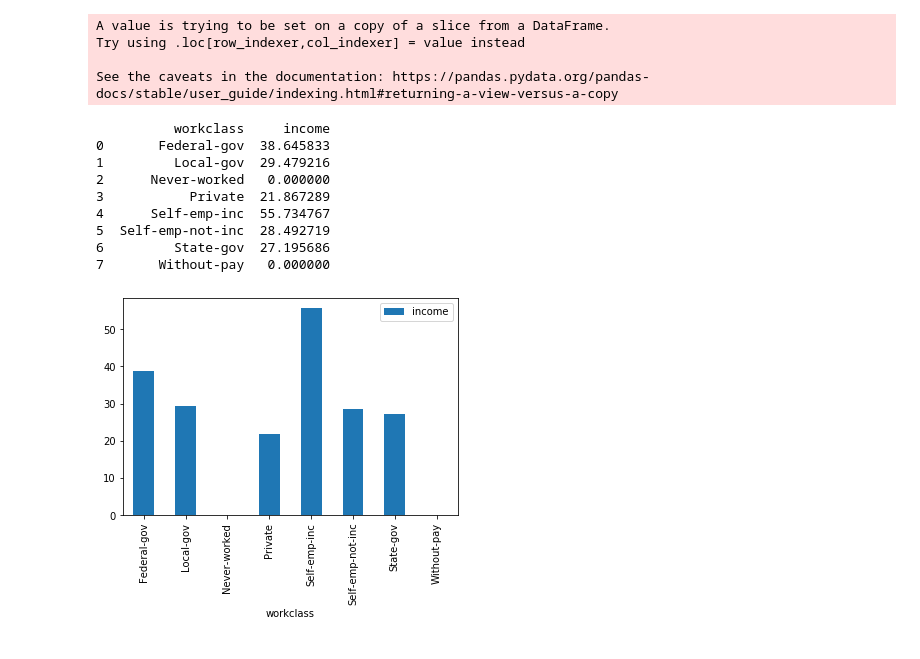
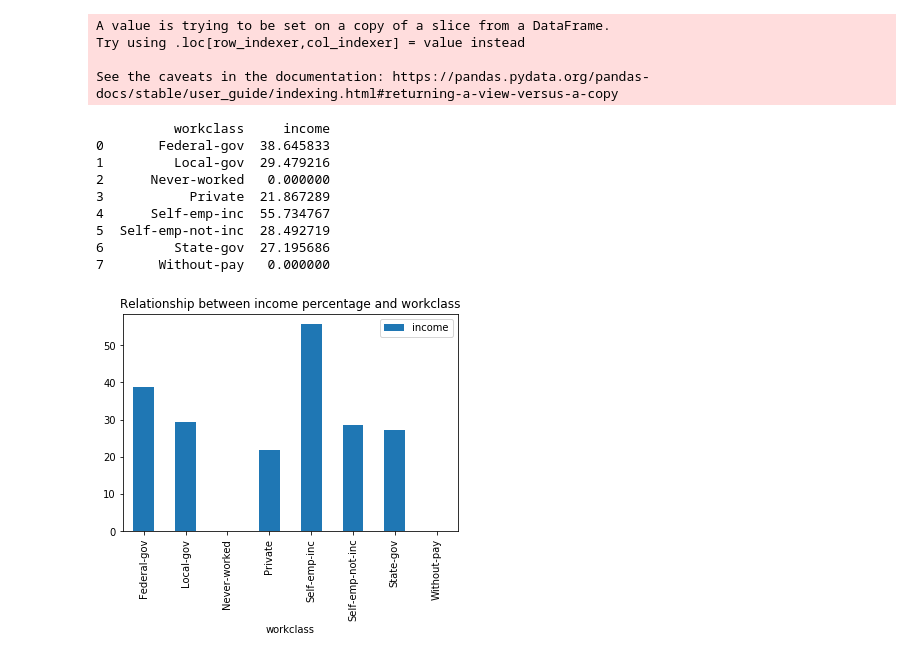
Before and after one commit to ShithiAhmed/census-income-data-visualization, a Jupyter notebook: project.ipynb, the cells around one changed output. Drawn from its saved outputs; the diff is of its cells as text; code cells hidden in the pictures.

Commit message:
Add census income data visualization project

```diff
--- a/project.ipynb
+++ b/project.ipynb
@@ -67,48 +52,35 @@ df_scenerio1["income"] = df_scenerio1["income"].apply(
 )
 
 # print(df_scenerio1)
 
 df_new = df_scenerio1.groupby(["workclass"]).mean()
 
 df_new["income"] = df_new["income"].apply(
     lambda x: x*100
 )
 
-df_new = df_new.reset_index()   #using reset we can ungroup
+df_new = df_new.reset_index()   #using reset can ungroup
 print(df_new)
-
-# new_df = df_filtered["income"]
-# count = 0
-# for item in new_df:
-
-#     # print(item)
-#     if item == "<=50K":
-#         count +=1
-#     else:
-#         continue
-
-# print(count)
-
-
-# for item in df_scenerio1:
-#     for i in item:
 
 
 ax = df_new.plot.bar(x="workclass", y="income", rot=90)
 
+
+
+plt.title("Relationship between income percentage and workclass")
 plt.show()
 # %% [output]
 A value is trying to be set on a copy of a slice from a DataFrame.
 Try using .loc[row_indexer,col_indexer] = value instead
 
 See the caveats in the documentation: https://pandas.pydata.org/pandas-docs/stable/user_guide/indexing.html#returning-a-view-versus-a-copy
           workclass     income
 0       Federal-gov  38.645833
 1         Local-gov  29.479216
 2      Never-worked   0.000000
 3           Private  21.867289
 4      Self-emp-inc  55.734767
 5  Self-emp-not-inc  28.492719
 6         State-gov  27.195686
 7       Without-pay   0.000000
-[figure, old version]
+[figure, new version]
```
Also changed, not shown: parts of 13 cells of this notebook, 2 other files.
